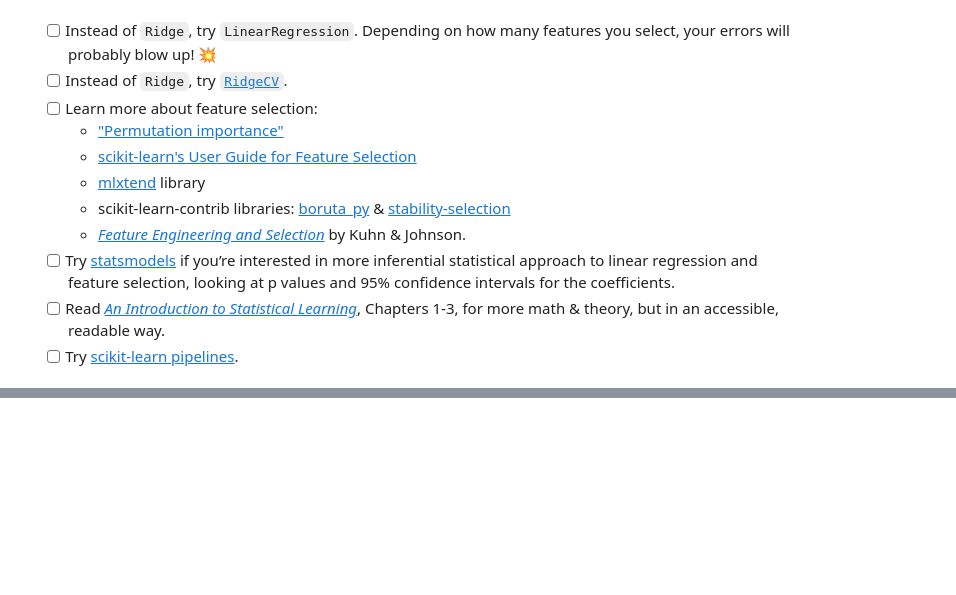
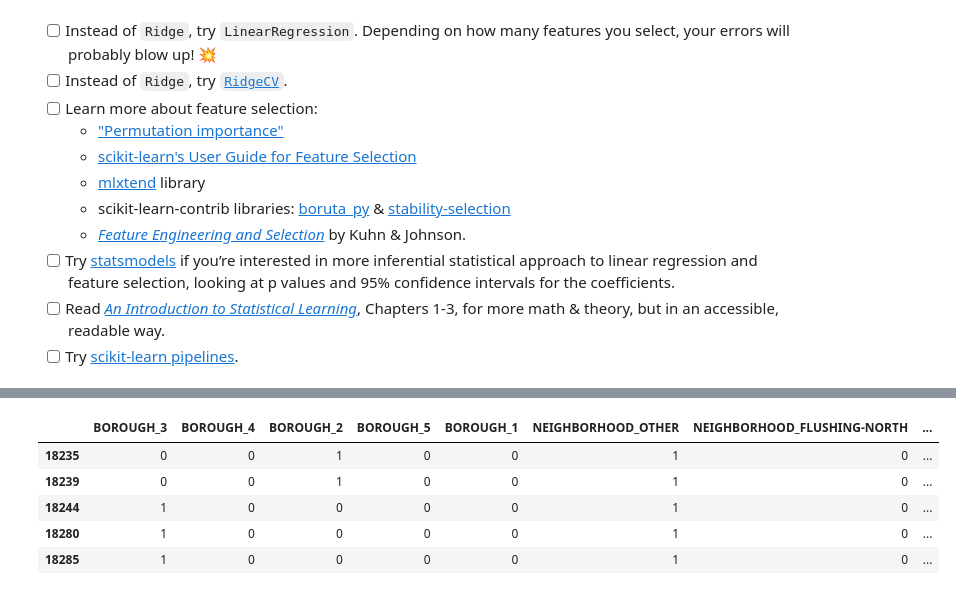
Before and after one commit to ekoly/DS-Unit-2-Linear-Models, a Jupyter notebook: module3-ridge-regression/LS_DS_213_assignment.ipynb, the cells around one changed output, grey strips where cells are left out. Cells and saved outputs as stored; diff of their text form; code cells hidden in the pictures; blank space fills up the shorter version.

```diff
--- a/module3-ridge-regression/LS_DS_213_assignment.ipynb
+++ b/module3-ridge-regression/LS_DS_213_assignment.ipynb
@@ -277,0 +361,9 @@ alpha: 1.0471285480508985e-06
+# %%
+X_test.head()
+# %% [output]
+|  | BOROUGH_3 | BOROUGH_4 | BOROUGH_2 | BOROUGH_5 | BOROUGH_1 | NEIGHBORHOOD_OTHER | NEIGHBORHOOD_FLUSHING-NORTH | ... |
+| 18235 | 0 | 0 | 1 | 0 | 0 | 1 | 0 | ... |
+| 18239 | 0 | 0 | 1 | 0 | 0 | 1 | 0 | ... |
+| 18244 | 1 | 0 | 0 | 0 | 0 | 1 | 0 | ... |
+| 18280 | 1 | 0 | 0 | 0 | 0 | 1 | 0 | ... |
+| 18285 | 1 | 0 | 0 | 0 | 0 | 1 | 0 | ... |
```
Also changed, not shown: parts of 13 cells of this notebook.
